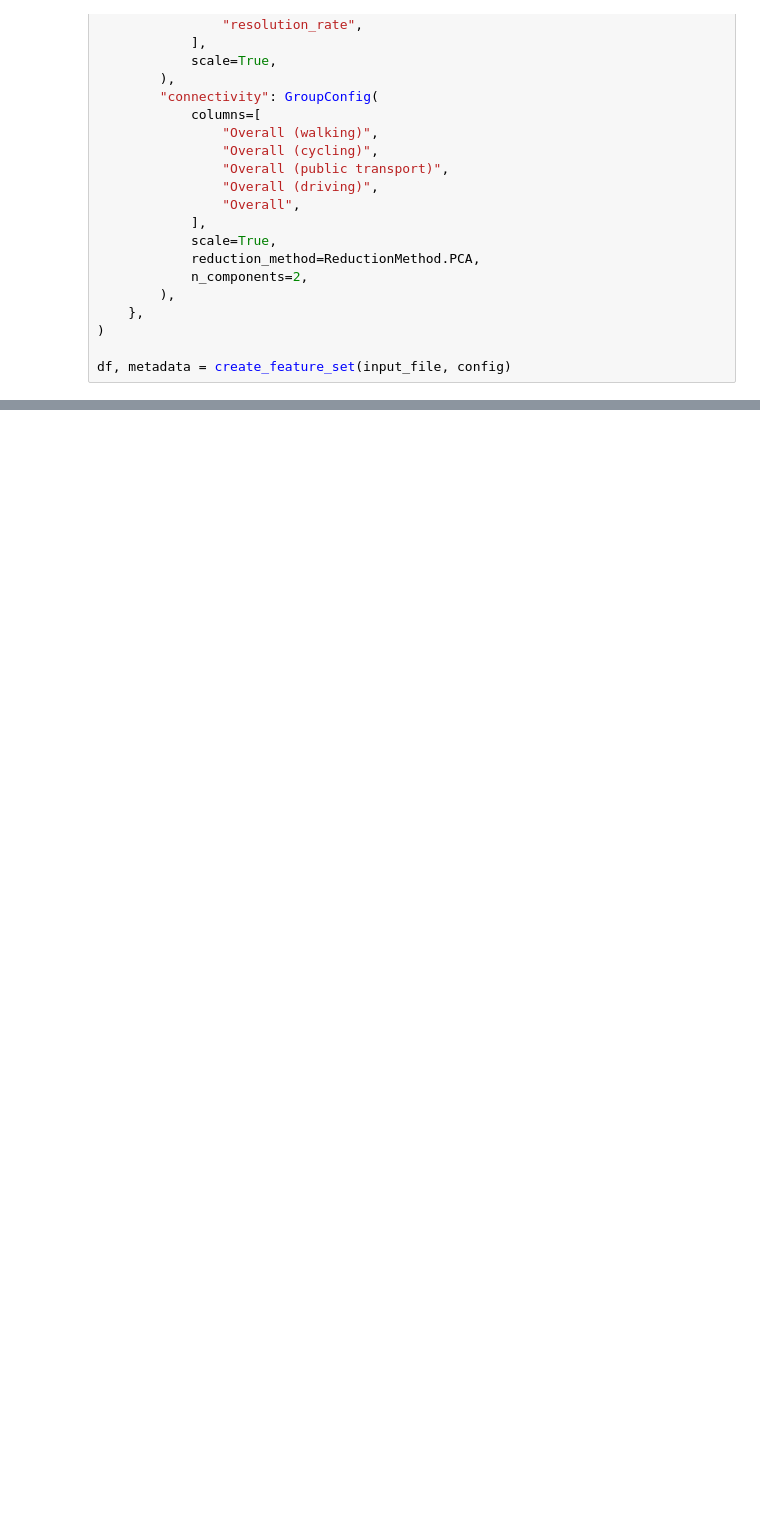
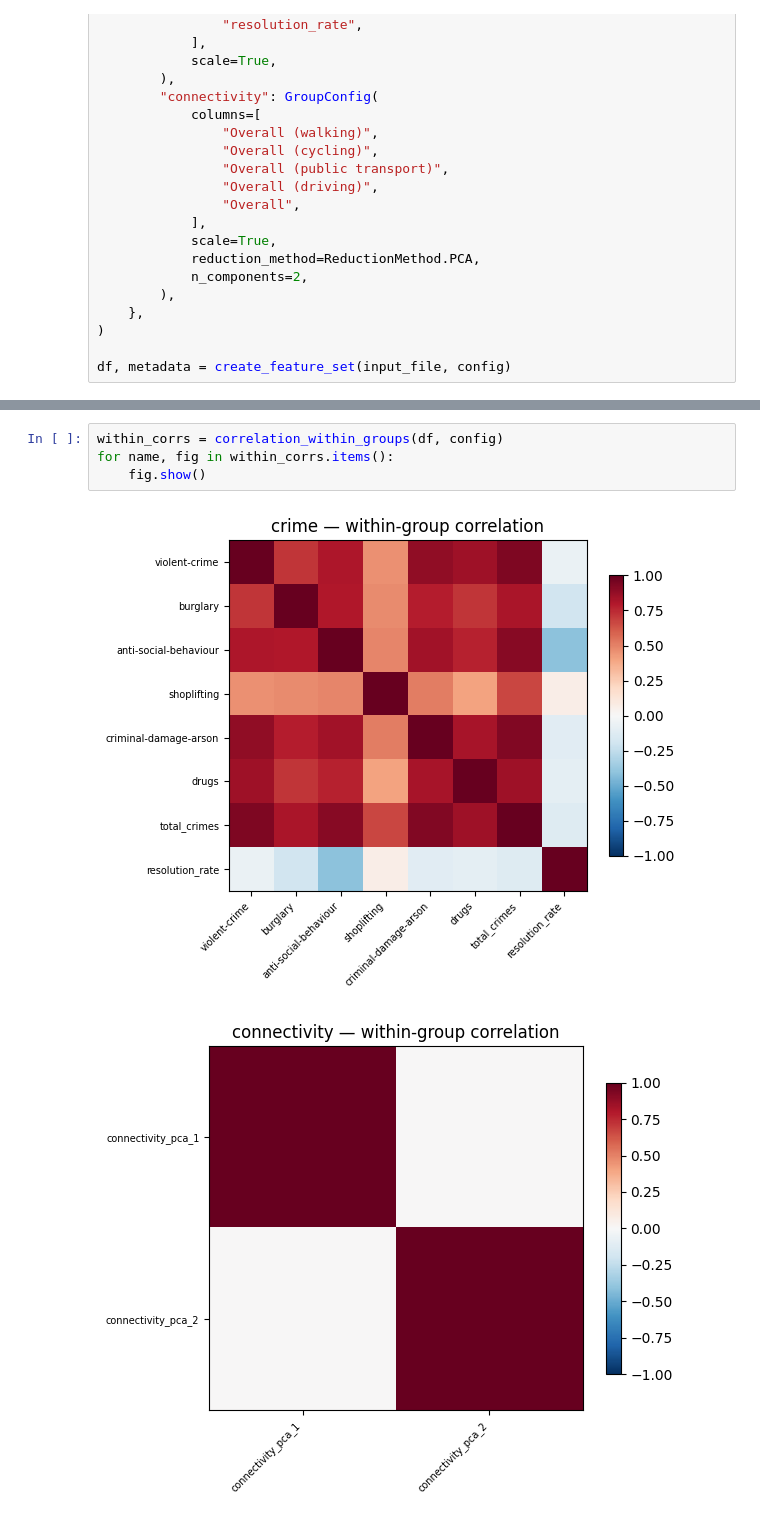
Before and after one commit to bristol-fused-indicators/imd_feature_engineering, a Jupyter notebook: notebooks/0_demo_create_and_inspect_featureset.ipynb, the cells around one changed output, grey strips where cells are left out. Drawn from its saved outputs; the diff is of its cells as text; blank space fills up the shorter version.

```diff
--- a/notebooks/0_demo_create_and_inspect_featureset.ipynb
+++ b/notebooks/0_demo_create_and_inspect_featureset.ipynb
@@ -50,0 +79,7 @@ df, metadata = create_feature_set(input_file, config)
+# %%
+within_corrs = correlation_within_groups(df, config)
+for name, fig in within_corrs.items():
+    fig.show()
+# %% [output]
+[figure, added]
+[figure, added]
```
Also changed, not shown: parts of 6 cells of this notebook, 11 other files.
